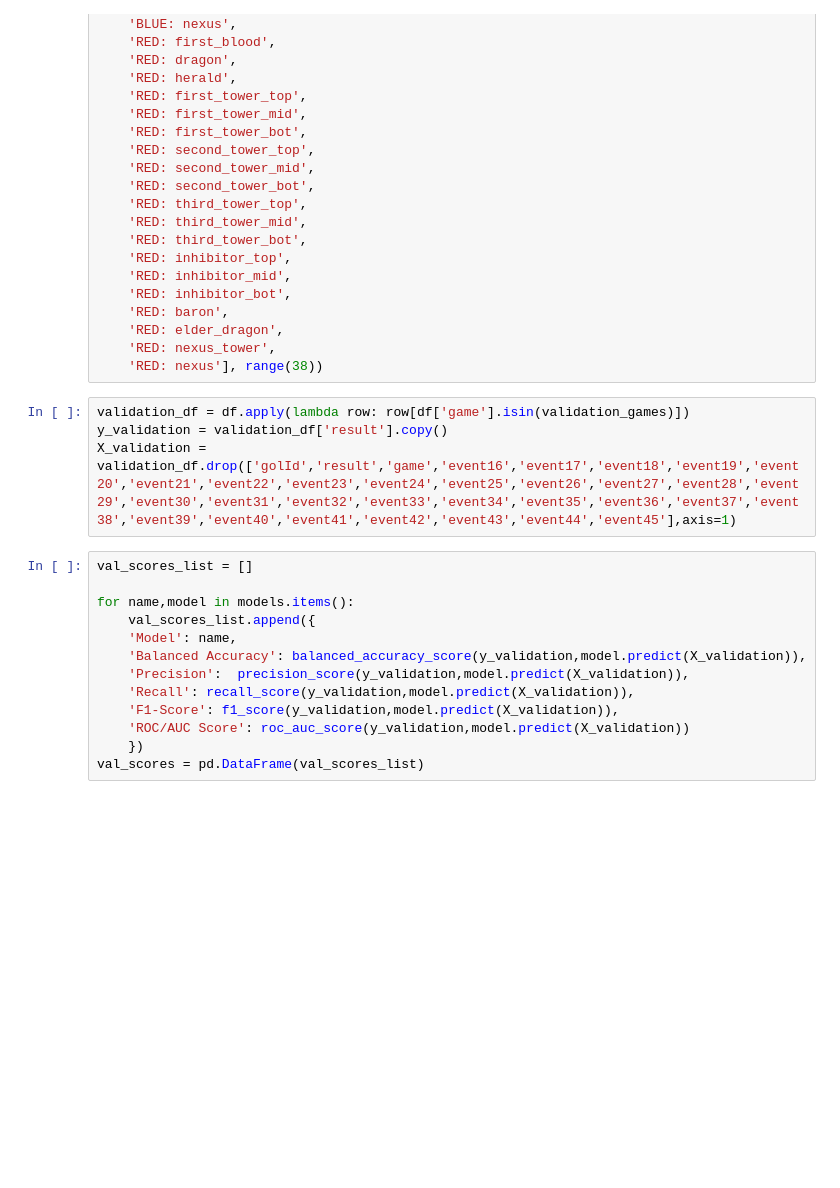
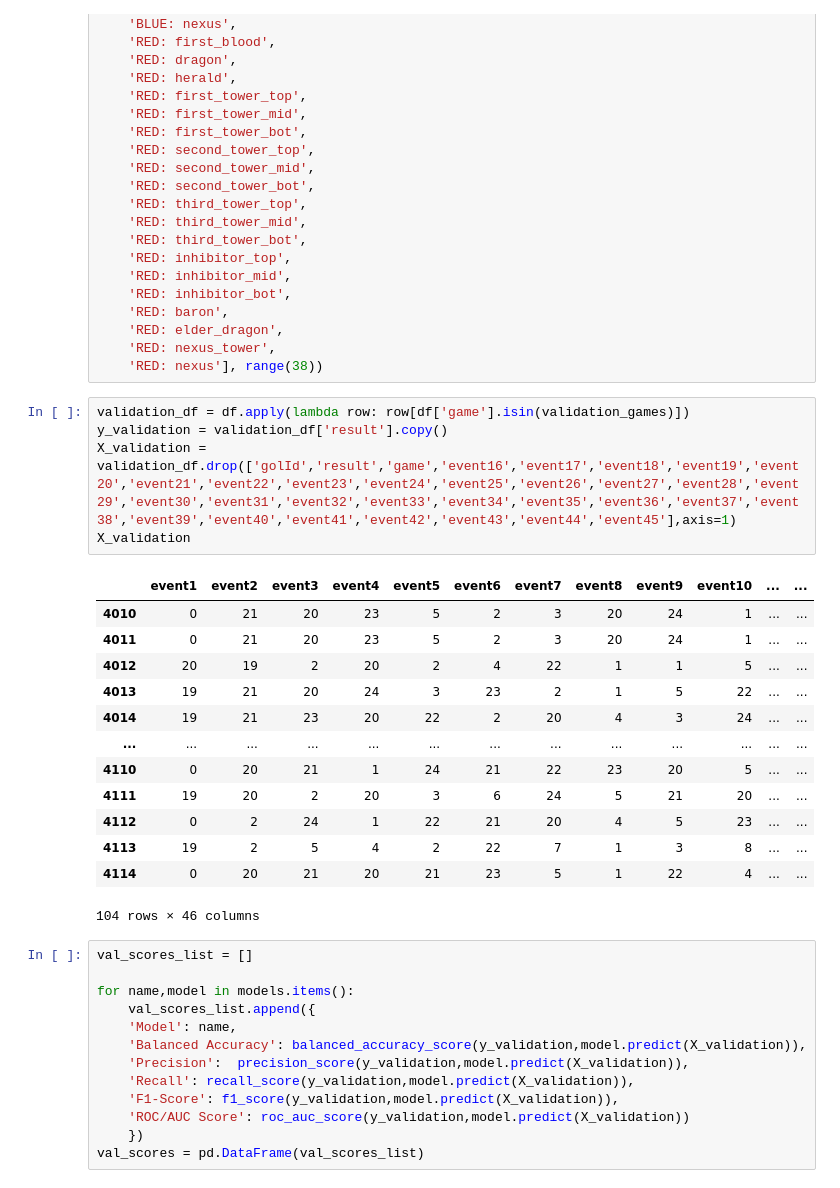
Before and after one commit to lincolncosta/tese, a Jupyter notebook: victory-prediction/many-models-15-events.ipynb, the cells around one changed output. Cells and saved outputs as stored; diff of their text form; blank space fills up the shorter version.

```diff
--- a/victory-prediction/many-models-15-events.ipynb
+++ b/victory-prediction/many-models-15-events.ipynb
@@ -304,7 +302,22 @@ df = df.replace(['BLUE: first_blood',
 # %%
 validation_df = df.apply(lambda row: row[df['game'].isin(validation_games)])
 y_validation = validation_df['result'].copy()
 X_validation = validation_df.drop(['golId','result','game','event16','event17','event18','event19','event20','event21','event22','event23','event24','event25','event26','event27','event28','event29','event30','event31','event32','event33','event34','event35','event36','event37','event38','event39','event40','event41','event42','event43','event44','event45'],axis=1)
+X_validation
+# %% [output]
+|  | event1 | event2 | event3 | event4 | event5 | event6 | event7 | event8 | event9 | event10 | ... | ... |
+| 4010 | 0 | 21 | 20 | 23 | 5 | 2 | 3 | 20 | 24 | 1 | ... | ... |
+| 4011 | 0 | 21 | 20 | 23 | 5 | 2 | 3 | 20 | 24 | 1 | ... | ... |
+| 4012 | 20 | 19 | 2 | 20 | 2 | 4 | 22 | 1 | 1 | 5 | ... | ... |
+| 4013 | 19 | 21 | 20 | 24 | 3 | 23 | 2 | 1 | 5 | 22 | ... | ... |
+| 4014 | 19 | 21 | 23 | 20 | 22 | 2 | 20 | 4 | 3 | 24 | ... | ... |
+| ... | ... | ... | ... | ... | ... | ... | ... | ... | ... | ... | ... | ... |
+| 4110 | 0 | 20 | 21 | 1 | 24 | 21 | 22 | 23 | 20 | 5 | ... | ... |
+| 4111 | 19 | 20 | 2 | 20 | 3 | 6 | 24 | 5 | 21 | 20 | ... | ... |
+| 4112 | 0 | 2 | 24 | 1 | 22 | 21 | 20 | 4 | 5 | 23 | ... | ... |
+| 4113 | 19 | 2 | 5 | 4 | 2 | 22 | 7 | 1 | 3 | 8 | ... | ... |
+| 4114 | 0 | 20 | 21 | 20 | 21 | 23 | 5 | 1 | 22 | 4 | ... | ... |
+104 rows × 46 columns
 # %%
 val_scores_list = []
 
```
Also changed, not shown: parts of 8 cells of this notebook, 35 other files.
